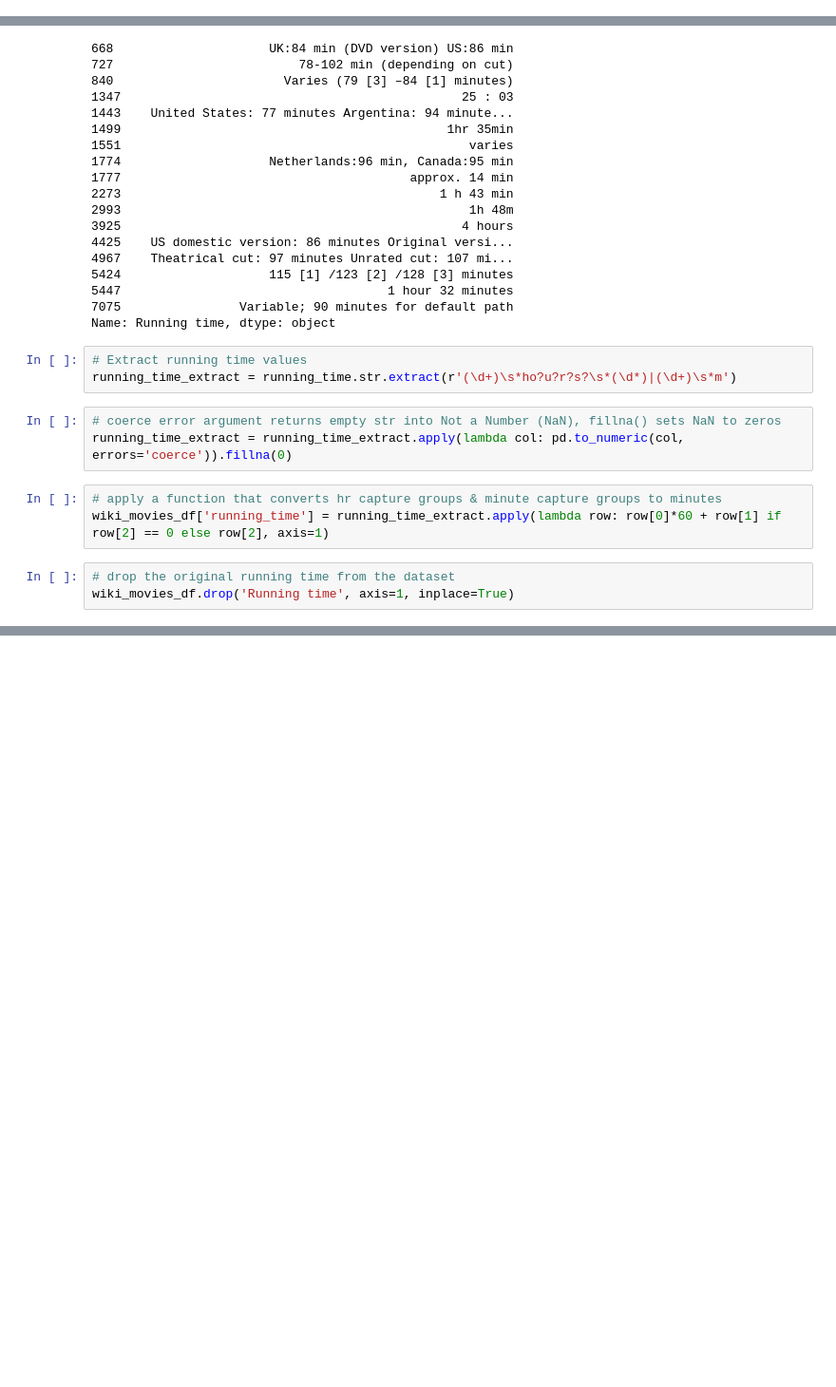
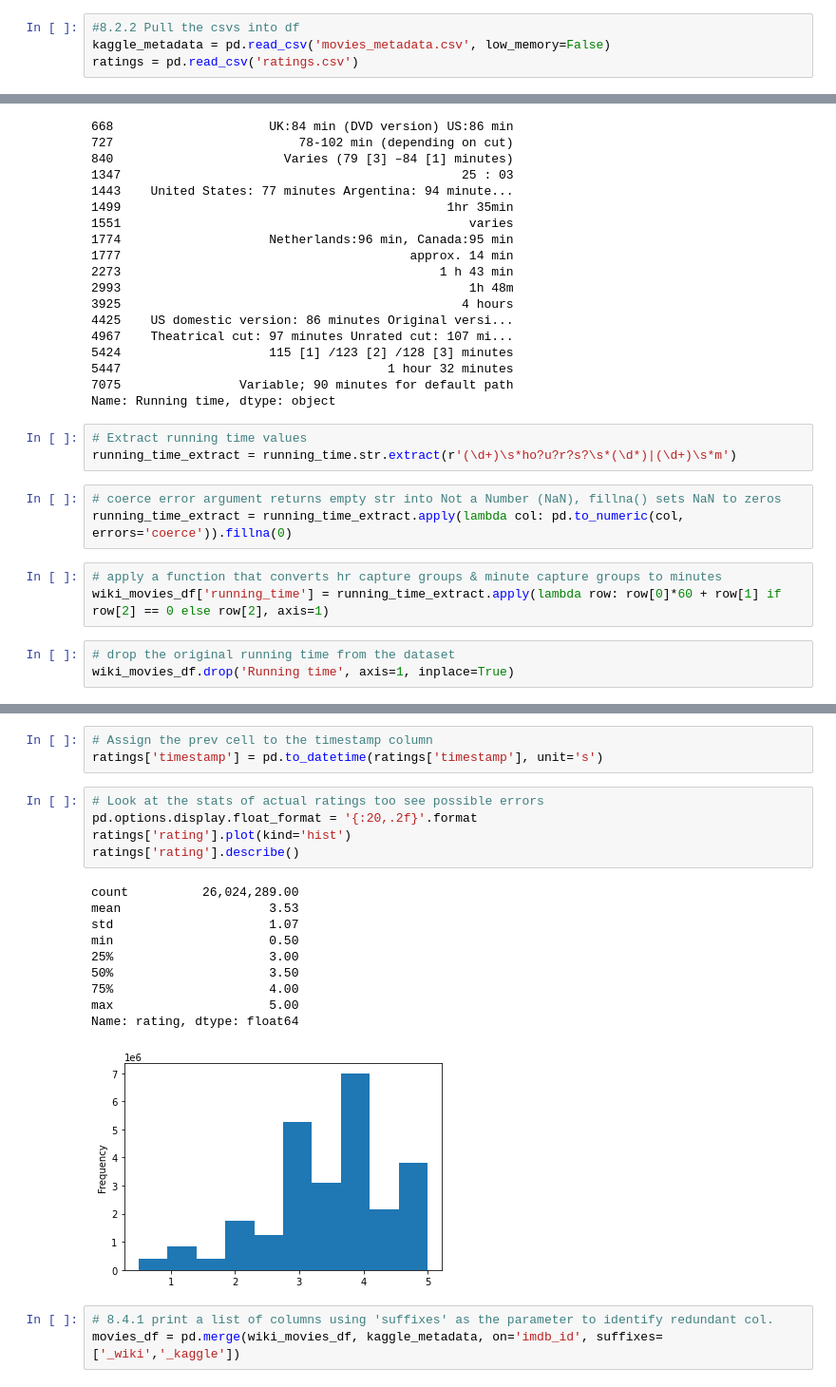
Before and after one commit to chinton01/Movies-ETL, a Jupyter notebook: Movies_JSON.ipynb, the cells around one changed output, grey strips where cells are left out. Shown: that part at 95% size. Drawn from its saved outputs; the diff is of its cells as text; blank space fills up the shorter version.

Commit message:
merged data

```diff
--- a/Movies_JSON.ipynb
+++ b/Movies_JSON.ipynb
@@ -80,3 +80,7 @@ wiki_movies_raw[3600:3605]
   'Language': 'English',
   'Budget': '$20 million',
   'Box office': '$23.9 million'}]
+# %%
+#8.2.2 Pull the csvs into df
+kaggle_metadata = pd.read_csv('movies_metadata.csv', low_memory=False)
+ratings = pd.read_csv('ratings.csv')
@@ -651,0 +790,22 @@ wiki_movies_df.drop('Running time', axis=1, inplace=True)
+# %%
+# Assign the prev cell to the timestamp column
+ratings['timestamp'] = pd.to_datetime(ratings['timestamp'], unit='s')
+# %%
+# Look at the stats of actual ratings too see possible errors
+pd.options.display.float_format = '{:20,.2f}'.format
+ratings['rating'].plot(kind='hist')
+ratings['rating'].describe()
+# %% [output]
+count          26,024,289.00
+mean                    3.53
+std                     1.07
+min                     0.50
+25%                     3.00
+50%                     3.50
+75%                     4.00
+max                     5.00
+Name: rating, dtype: float64
+[figure, added]
+# %%
+# 8.4.1 print a list of columns using 'suffixes' as the parameter to identify redundant col.
+movies_df = pd.merge(wiki_movies_df, kaggle_metadata, on='imdb_id', suffixes=['_wiki','_kaggle'])
```
Also changed, not shown: parts of 44 cells of this notebook.
